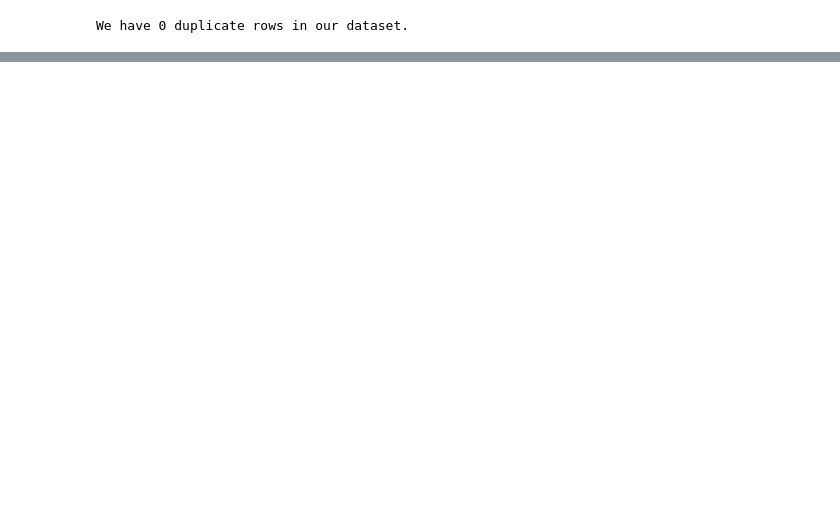
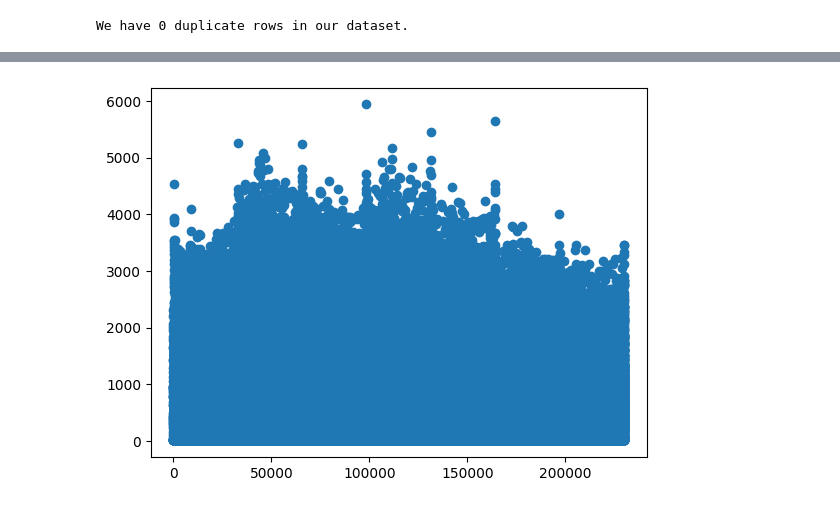
Before and after one commit to tselane2110/Forecasting-Sticker-Sales, a Jupyter notebook: StickerSalesForecasting.ipynb, the cells around one changed output, grey strips where cells are left out. Cells and saved outputs as stored; diff of their text form; code cells hidden in the pictures; blank space fills up the shorter version.

```diff
--- a/StickerSalesForecasting.ipynb
+++ b/StickerSalesForecasting.ipynb
@@ -190,0 +259,5 @@ We have 0 duplicate rows in our dataset.
+# %%
+plt.scatter(df.index, df["num_sold"])
+plt.show()
+# %% [output]
+[figure, added]
```
Also changed, not shown: parts of 15 cells of this notebook.
